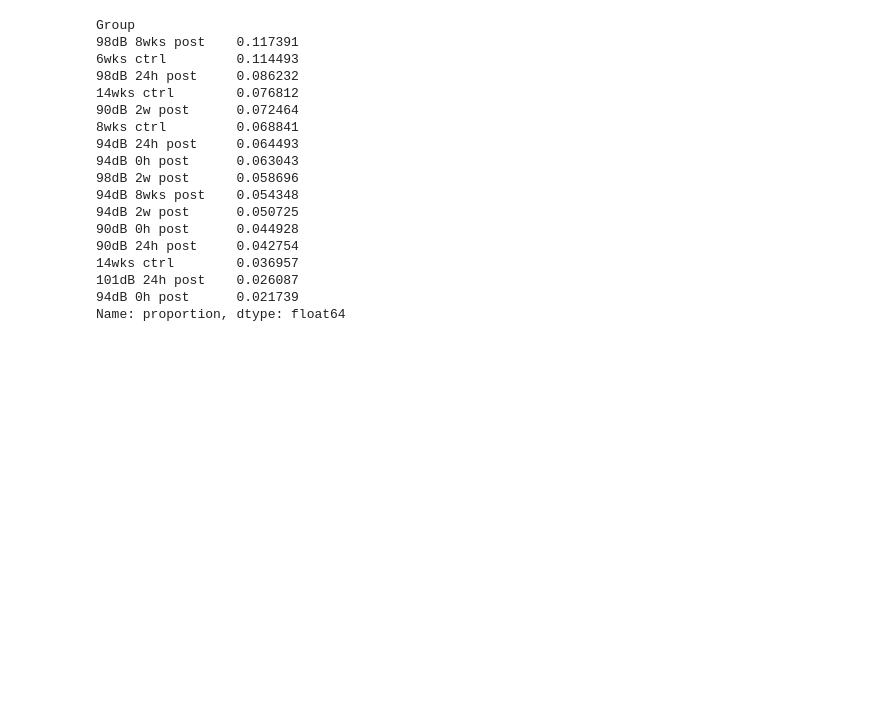
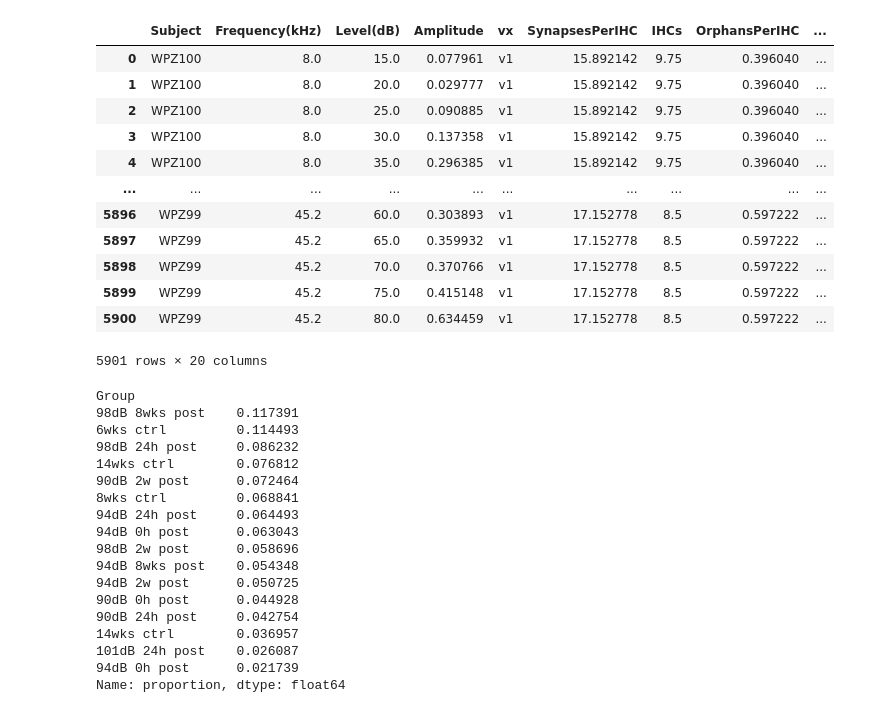
Before and after one commit to caylamiller/ABR2synapse, a Jupyter notebook: 02_random_forest.ipynb, the cells around one changed output. Saved outputs shown, nothing was run; the diff lists cells and outputs as text; code cells hidden in the pictures; blank space fills up the shorter version.

```diff
--- a/02_random_forest.ipynb
+++ b/02_random_forest.ipynb
@@ -40,6 +40,22 @@ final_clean_strained_avg = final_clean_strained.groupby(['Subject', 'Frequency(k
      'Time (hrs)': 'first',
      'Strain (binary)': 'first',
     }).reset_index()
+# %%
+final_clean_strained_avg
+# %% [output]
+|  | Subject | Frequency(kHz) | Level(dB) | Amplitude | vx | SynapsesPerIHC | IHCs | OrphansPerIHC | ... |
+| 0 | WPZ100 | 8.0 | 15.0 | 0.077961 | v1 | 15.892142 | 9.75 | 0.396040 | ... |
+| 1 | WPZ100 | 8.0 | 20.0 | 0.029777 | v1 | 15.892142 | 9.75 | 0.396040 | ... |
+| 2 | WPZ100 | 8.0 | 25.0 | 0.090885 | v1 | 15.892142 | 9.75 | 0.396040 | ... |
+| 3 | WPZ100 | 8.0 | 30.0 | 0.137358 | v1 | 15.892142 | 9.75 | 0.396040 | ... |
+| 4 | WPZ100 | 8.0 | 35.0 | 0.296385 | v1 | 15.892142 | 9.75 | 0.396040 | ... |
+| ... | ... | ... | ... | ... | ... | ... | ... | ... | ... |
+| 5896 | WPZ99 | 45.2 | 60.0 | 0.303893 | v1 | 17.152778 | 8.5 | 0.597222 | ... |
+| 5897 | WPZ99 | 45.2 | 65.0 | 0.359932 | v1 | 17.152778 | 8.5 | 0.597222 | ... |
+| 5898 | WPZ99 | 45.2 | 70.0 | 0.370766 | v1 | 17.152778 | 8.5 | 0.597222 | ... |
+| 5899 | WPZ99 | 45.2 | 75.0 | 0.415148 | v1 | 17.152778 | 8.5 | 0.597222 | ... |
+| 5900 | WPZ99 | 45.2 | 80.0 | 0.634459 | v1 | 17.152778 | 8.5 | 0.597222 | ... |
+5901 rows × 20 columns
 # %%
 final_clean_strained_70['Group'].value_counts(normalize=True, ascending=False)
 # %% [output]
```
Also changed, not shown: 2 other files.
